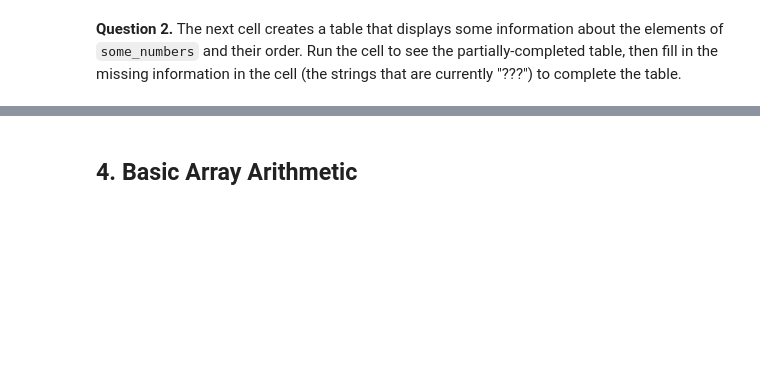
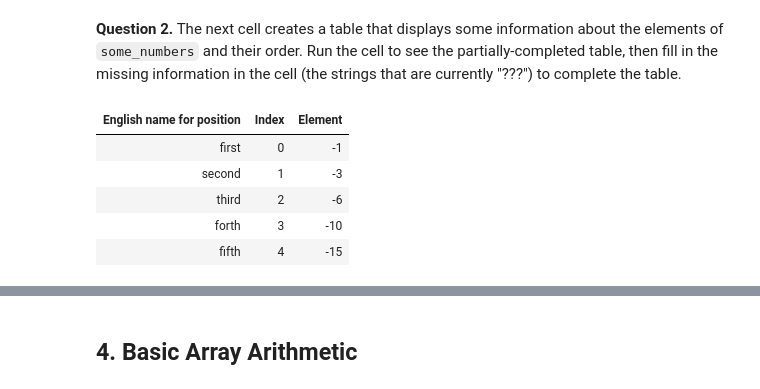
Before and after one commit to ucsd-ets/dsc10-wi18, a Jupyter notebook: hw/hw02/hw02_solutions.ipynb, the cells around one changed output, grey strips where cells are left out. Cells and saved outputs as stored; diff of their text form; code cells hidden in the pictures; blank space fills up the shorter version.

```diff
--- a/hw/hw02/hw02_solutions.ipynb
+++ b/hw/hw02/hw02_solutions.ipynb
@@ -145,9 +185,16 @@ Test summary
 **Question 2.** The next cell creates a table that displays some information about the elements of `some_numbers` and their order.  Run the cell to see the partially-completed table, then fill in the missing information in the cell (the strings that are currently "???") to complete the table.
 # %%
 elements_of_some_numbers = Table().with_columns(
-    "English name for position", make_array("first", "second", "third", "fourth", "fifth"),
+    "English name for position", make_array("first", "second", "third", "forth", "fifth"),
     "Index",                     make_array("0", "1", "2", "3", "4"),
     "Element",                   some_numbers)
 elements_of_some_numbers
+# %% [output]
+| English name for position | Index | Element |
+| first | 0 | -1 |
+| second | 1 | -3 |
+| third | 2 | -6 |
+| forth | 3 | -10 |
+| fifth | 4 | -15 |
 # %%
 _ = ok.grade('q3_2')
```
Also changed, not shown: parts of 64 cells of this notebook.
